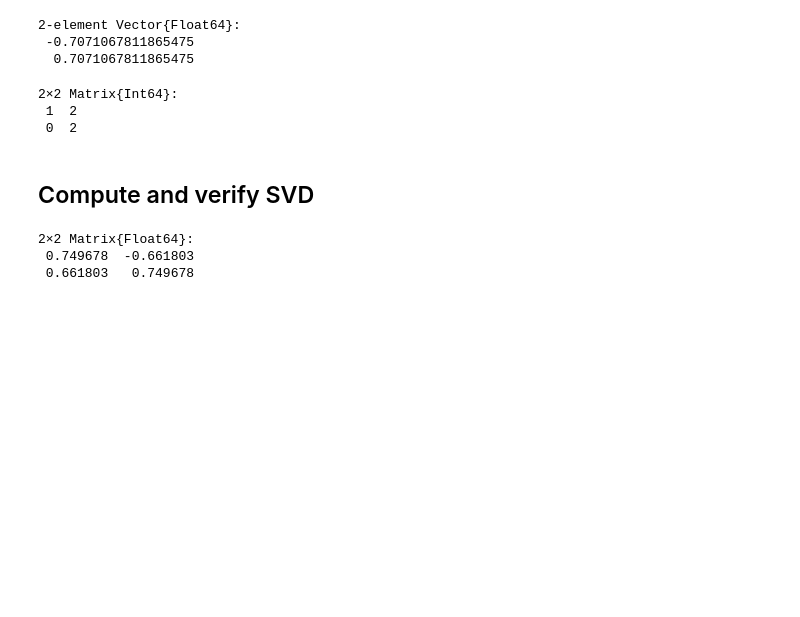
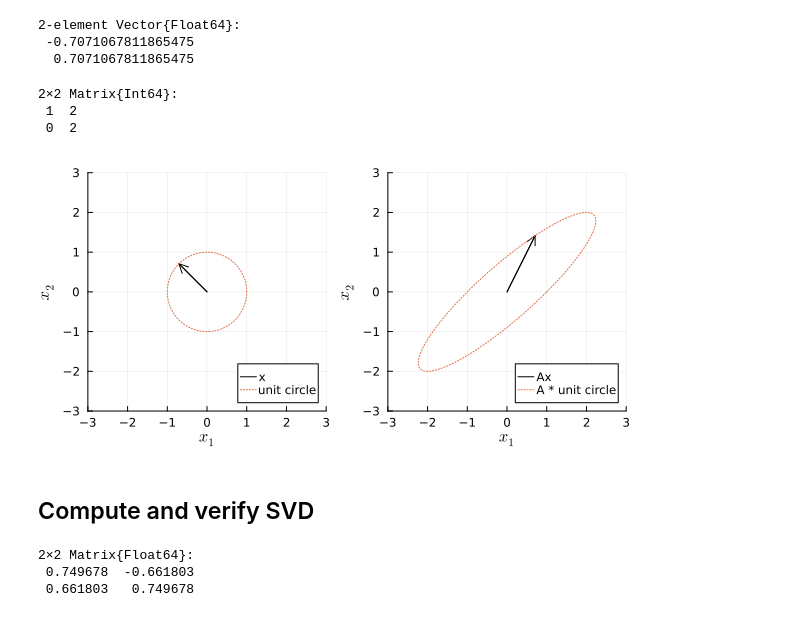
Before and after one commit to johnfgibson/iam961, a Jupyter notebook: notebooks/01-svddemo-transformation.ipynb, the cells around one changed output. Drawn from its saved outputs; the diff is of its cells as text; code cells hidden in the pictures; blank space fills up the shorter version.

```diff
--- a/notebooks/01-svddemo-transformation.ipynb
+++ b/notebooks/01-svddemo-transformation.ipynb
@@ -50,23 +50,25 @@ A = [1 2 ; 0 2]
  0  2
 # %%
 # construct unit circle
-θ = range(0, stop=2pi, length=100)
+θ = range(0, 2π, length=100)
 C = [cos.(θ) sin.(θ)]'
 
 # Left plot: x and unit circle
 plotvector(x, "black", "x")
 plot!(C[1,:], C[2,:], linestyle=:dot,label="unit circle")
 p1 = plot!(xlim=(-3,3), ylim=(-3,3), aspect_ratio=1, legend=:bottomright)
 
 # Right plot: x and the circle transformed by A
 AC = A*C
 Ax = A*x
 
 plotvector(Ax, "black", "Ax")
 plot!(AC[1,:], AC[2,:], linestyle=:dot,label="A * unit circle")
 p2 = plot!(xlim=(-3,3), ylim=(-3,3), aspect_ratio=1, legend=:bottomright)
 
 plot(p1,p2, size=(600,300))
+# %% [output]
+[figure, added]
 # %% [markdown]
 ## Compute and verify SVD
 # %%
```
Also changed, not shown: parts of 9 cells of this notebook, 1 other file.
